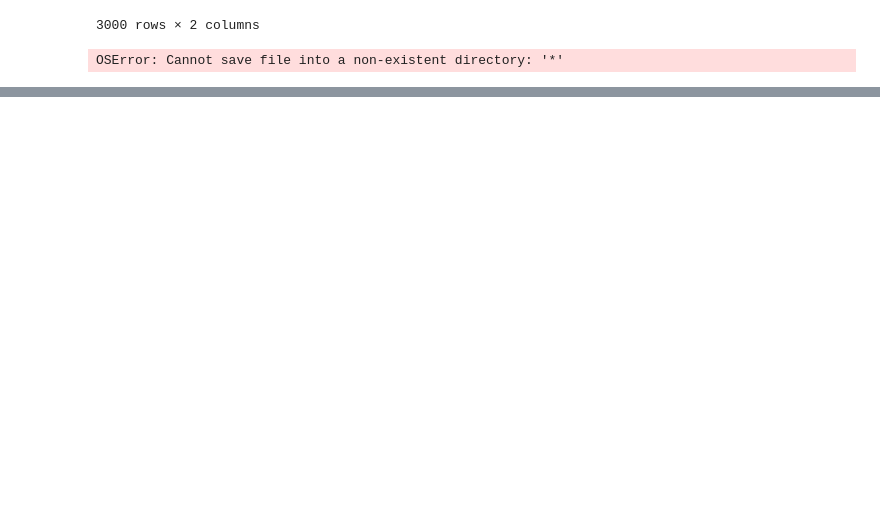
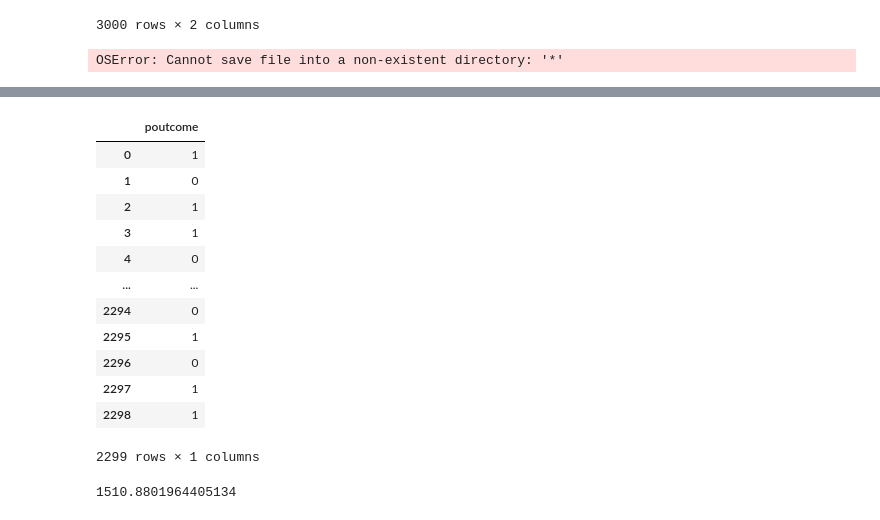
Before and after one commit to braverun/cb_case_study, a Jupyter notebook: cb_case_study.ipynb, the cells around one changed output, grey strips where cells are left out. Saved outputs shown, nothing was run; the diff lists cells and outputs as text; code cells hidden in the pictures; blank space fills up the shorter version.

```diff
--- a/cb_case_study.ipynb
+++ b/cb_case_study.ipynb
@@ -809,0 +790,23 @@ print(top_3000_customers)
+# %%
+contacted_customers.poutcome.unique()
+contacted_customers_base = contacted_customers.filter(items=['poutcome'])
+contacted_customers_base
+# %% [output]
+|  | poutcome |
+| 0 | 1 |
+| 1 | 0 |
+| 2 | 1 |
+| 3 | 1 |
+| 4 | 0 |
+| ... | ... |
+| 2294 | 0 |
+| 2295 | 1 |
+| 2296 | 0 |
+| 2297 | 1 |
+| 2298 | 1 |
+2299 rows × 1 columns
+# %%
+column_sum_PROB = threek_customers['probability'].sum()
+column_sum_PROB
+# %% [output]
+1510.8801964405134
```
Also changed, not shown: parts of 34 cells of this notebook, 4 other files.
